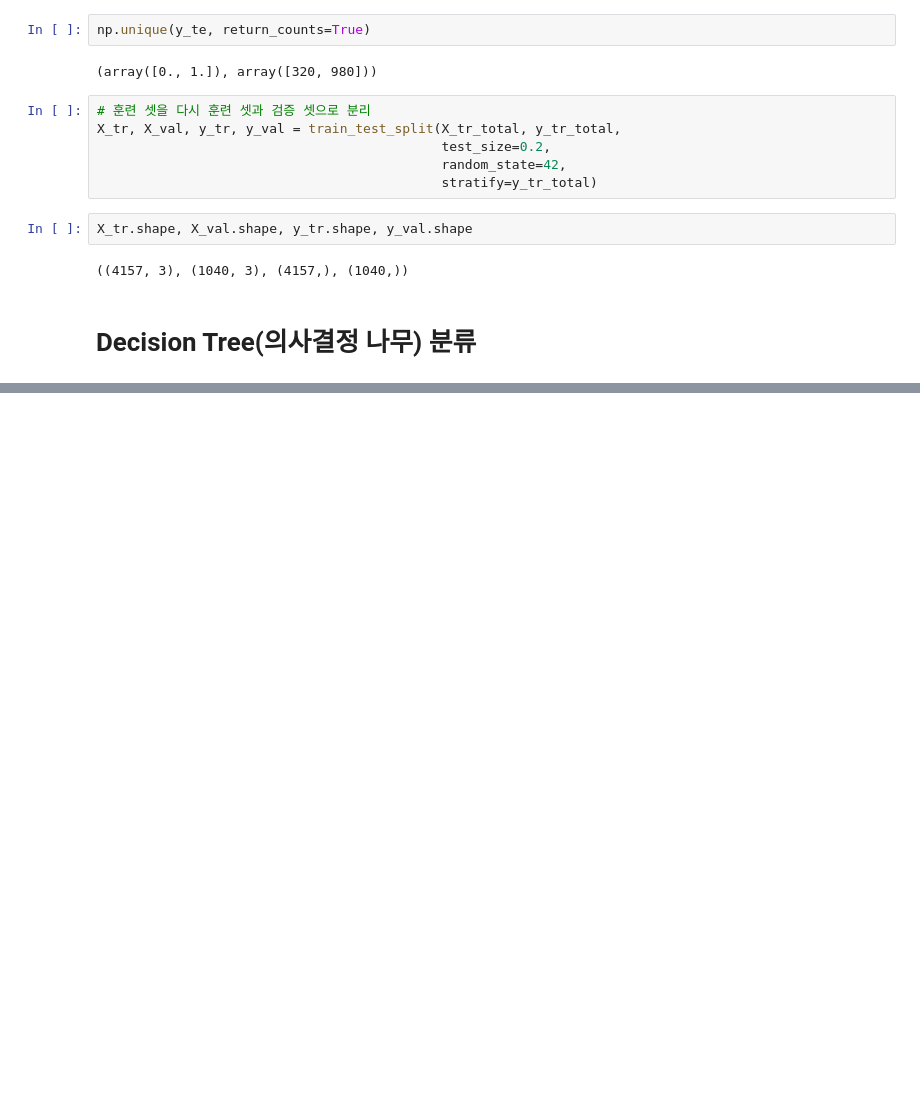
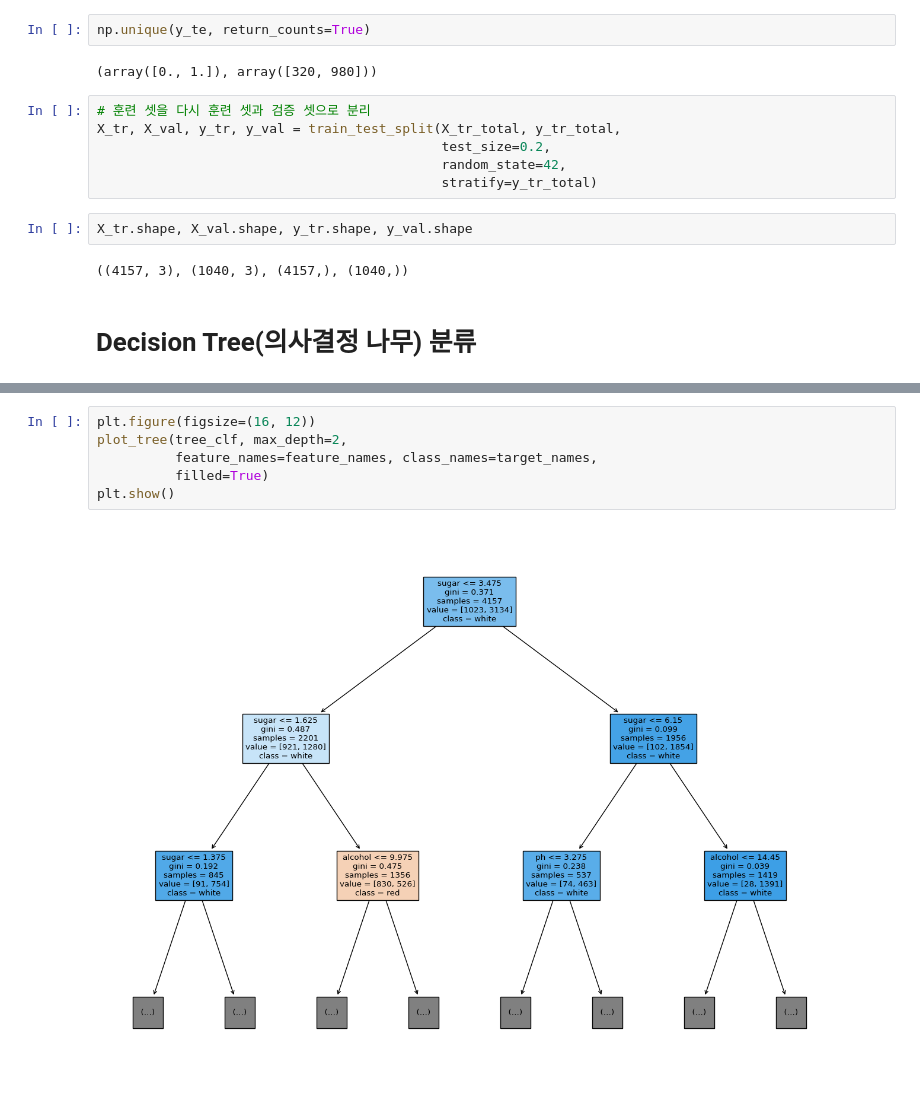
Before and after one commit to kiminhonawa/python, a Jupyter notebook: ml06_decision_tree.ipynb, the cells around one changed output, grey strips where cells are left out. Saved outputs shown, nothing was run; the diff lists cells and outputs as text; blank space fills up the shorter version.

```diff
--- a/ml06_decision_tree.ipynb
+++ b/ml06_decision_tree.ipynb
@@ -110,0 +139,8 @@ X_tr.shape, X_val.shape, y_tr.shape, y_val.shape
+# %%
+plt.figure(figsize=(16, 12))
+plot_tree(tree_clf, max_depth=2,
+          feature_names=feature_names, class_names=target_names,
+          filled=True)
+plt.show()
+# %% [output]
+[figure, added]
```
Also changed, not shown: parts of 15 cells of this notebook.
